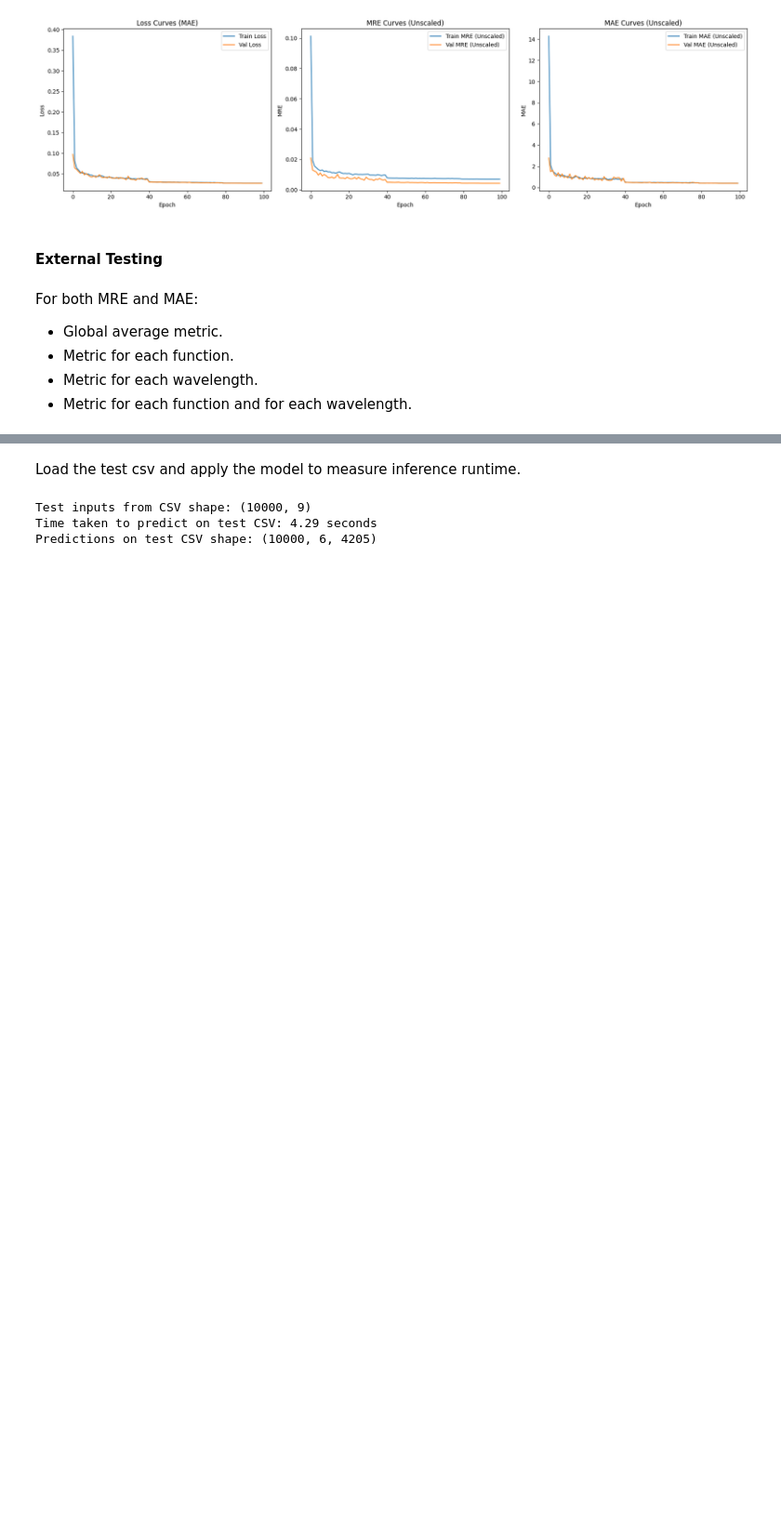
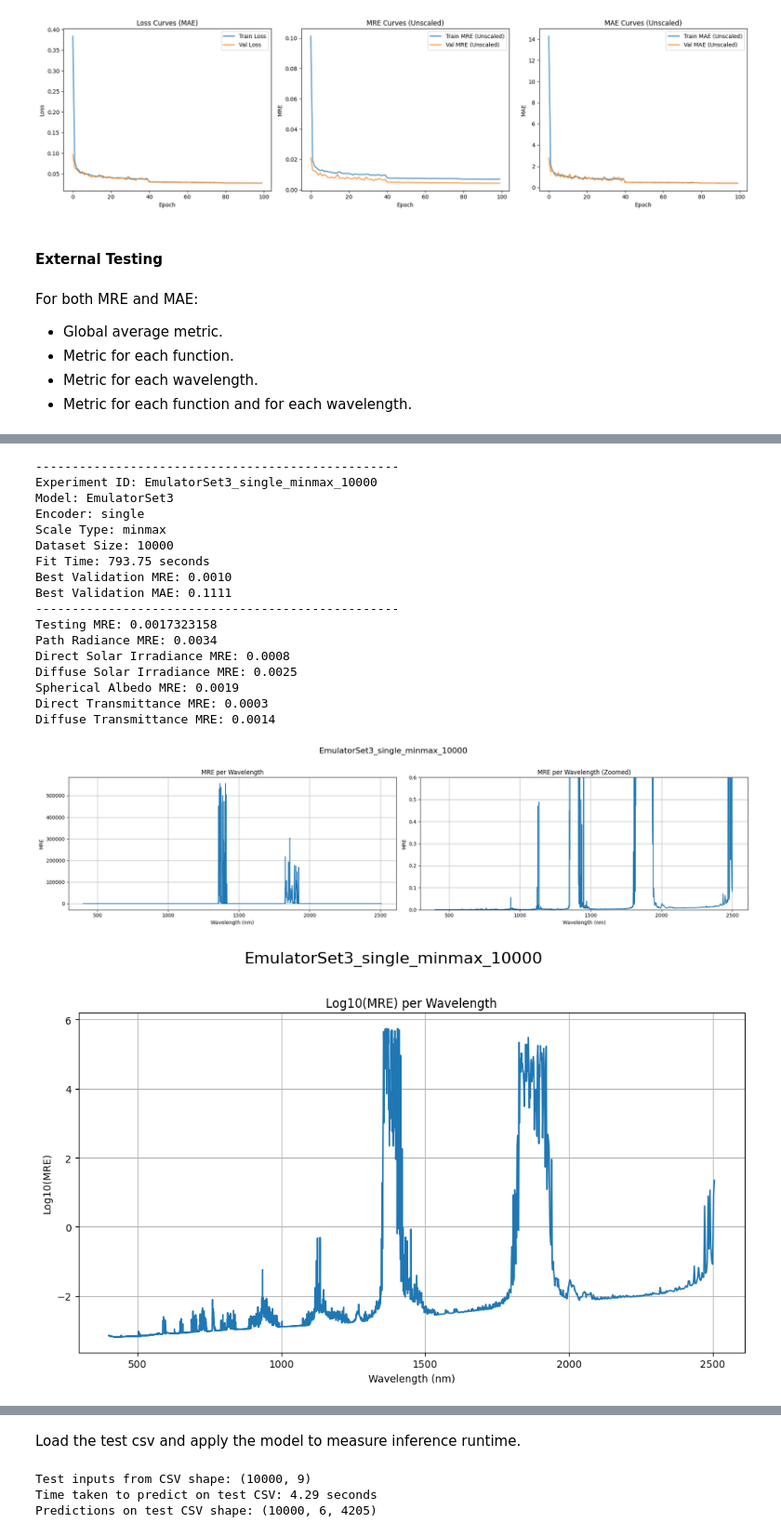
Before and after one commit to Teolul/Masters_Thesis, a Jupyter notebook: nn_pipeline.ipynb, the cells around one changed output, grey strips where cells are left out. Shown at 93% size. Drawn from its saved outputs; the diff is of its cells as text; code cells hidden in the pictures; blank space fills up the shorter version.

Commit message:
nn results reporting and testing refactor

```diff
--- a/nn_pipeline.ipynb
+++ b/nn_pipeline.ipynb
@@ -674,16 +674,3 @@ For both MRE and MAE:
     <li>Metric for each wavelength.</li>
     <li>Metric for each function and for each wavelength.</li>
 </ul>
-# %%
-# load best model
-model = ARCHITECTURES[chosen_model["model"]](encoder_type=chosen_model["encoder"]).to(device)
-model.load_state_dict(torch.load(f"nn_saves/model_saves/{chosen_model['experiment_id']}.pth", map_location=device))
-
-if chosen_model["model"] in FULL_DS_MODELS:
-    test_ds = config["test_ds_scaled"][chosen_model["scale_type"]]
-    y_scalers = config["y_scalers"][chosen_model["scale_type"]]
-    pca_list = None
-else:
-    test_ds = config["test_ds_reduced_scaled"][chosen_model["scale_type"]]
-    y_scalers = config["y_scalers_reduced"][chosen_model["scale_type"]]
-    pca_list = config["pca_lists"][chosen_model["scale_type"]]
@@ -776,0 +717,63 @@ plt.show()
+# %%
+for chosen_model in results_df.sort_values("best_val_mre").itertuples():
+    print("--------------------------------------------------")
+    print(f"Experiment ID: {chosen_model.experiment_id}")
+    print(f"Model: {chosen_model.model}")
+    print(f"Encoder: {chosen_model.encoder}")
+    print(f"Scale Type: {chosen_model.scale_type}")
+    print(f"Dataset Size: {chosen_model.dataset_size}")
+    print(f"Fit Time: {chosen_model.fit_time:.2f} seconds")
+    print(f"Best Validation MRE: {chosen_model.best_val_mre:.4f}")
+    print(f"Best Validation MAE: {chosen_model.best_val_mae:.4f}")
+    print("--------------------------------------------------")
+
+    start_time = time.time()
+    y_pred_test_np = test_model(chosen_model._asdict())
+    end_time = time.time()
+
+    test_mre, test_mre_per_func = utils.show_test_results_mre(Y_test, y_pred_test_np, wavelengths, exp_id=chosen_model.experiment_id, save_path="nn_saves/testing_results/")
+    test_mae, test_mae_per_func = utils.show_test_results_mae(Y_test, y_pred_test_np, wavelengths, exp_id=chosen_model.experiment_id, save_path="nn_saves/testing_results/")
+
+    entry = {
+        "experiment_id": chosen_model.experiment_id,
+        "model": chosen_model.model,
+        "encoder": chosen_model.encoder,
+        "scale_type": chosen_model.scale_type,
+        "dataset_size": chosen_model.dataset_size,
+        "inference_time": end_time - start_time,
+        "test_mre": test_mre,
+        "test_mae": test_mae,
+    }
+
+    for name, value in zip(globals.function_names_results, test_mre_per_func):
+        entry[f"test_mre_{name}"] = value
+
+    for name, value in zip(globals.function_names_results, test_mae_per_func):
+        entry[f"test_mae_{name}"] = value
+
+    results_df = pd.DataFrame([entry])
+    results_df.to_csv("./nn_saves/testing_results/nn_test_results.csv", mode="a", header=not Path("./nn_saves/testing_results/nn_test_results.csv").exists(), index=False)
+
+    utils.show_predicted_vs_true(Y_test, y_pred_test_np, None, wavelengths, exp_id=chosen_model.experiment_id, save_path="nn_saves/testing_results/")
+    utils.show_residuals(Y_test, y_pred_test_np, wavelengths, exp_id=chosen_model.experiment_id, save_path="nn_saves/testing_results/")
+    break
+# %% [output]
+--------------------------------------------------
+Experiment ID: EmulatorSet3_single_minmax_10000
+Model: EmulatorSet3
+Encoder: single
+Scale Type: minmax
+Dataset Size: 10000
+Fit Time: 793.75 seconds
+Best Validation MRE: 0.0010
+Best Validation MAE: 0.1111
+--------------------------------------------------
+Testing MRE: 0.0017323158
+Path Radiance MRE: 0.0034
+Direct Solar Irradiance MRE: 0.0008
+Diffuse Solar Irradiance MRE: 0.0025
+Spherical Albedo MRE: 0.0019
+Direct Transmittance MRE: 0.0003
+Diffuse Transmittance MRE: 0.0014
+[figure, added]
+[figure, added]
```
Also changed, not shown: parts of 12 cells of this notebook, 4 other files.
